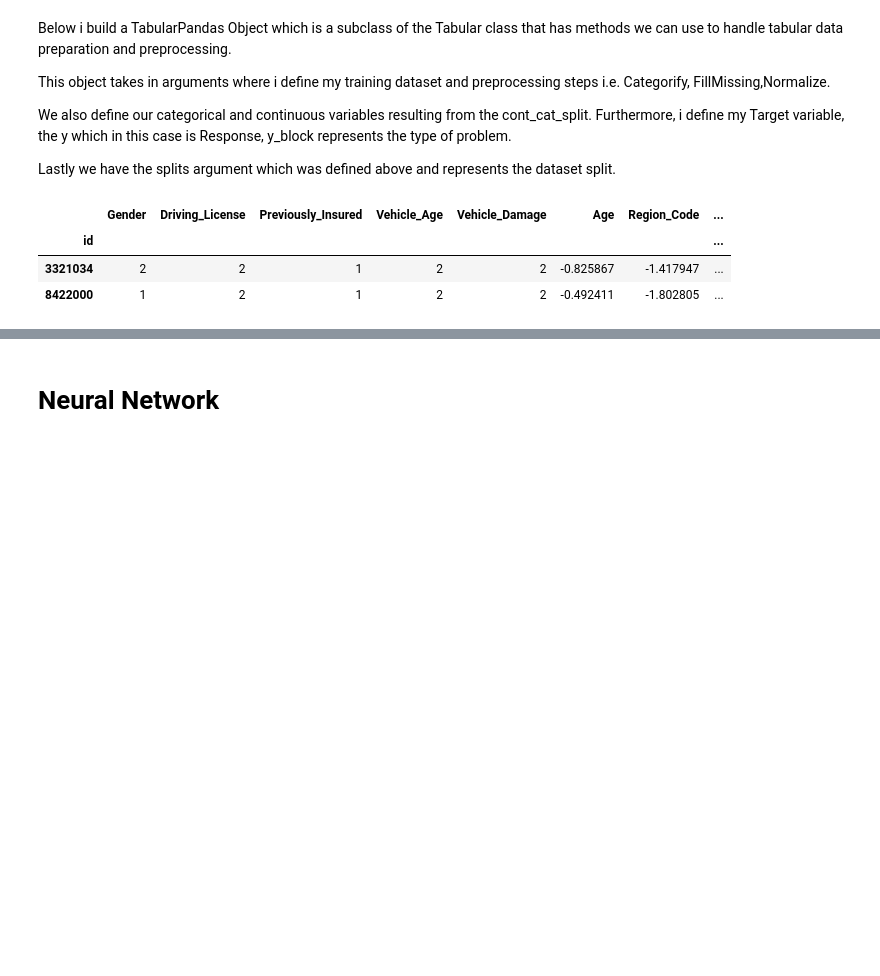
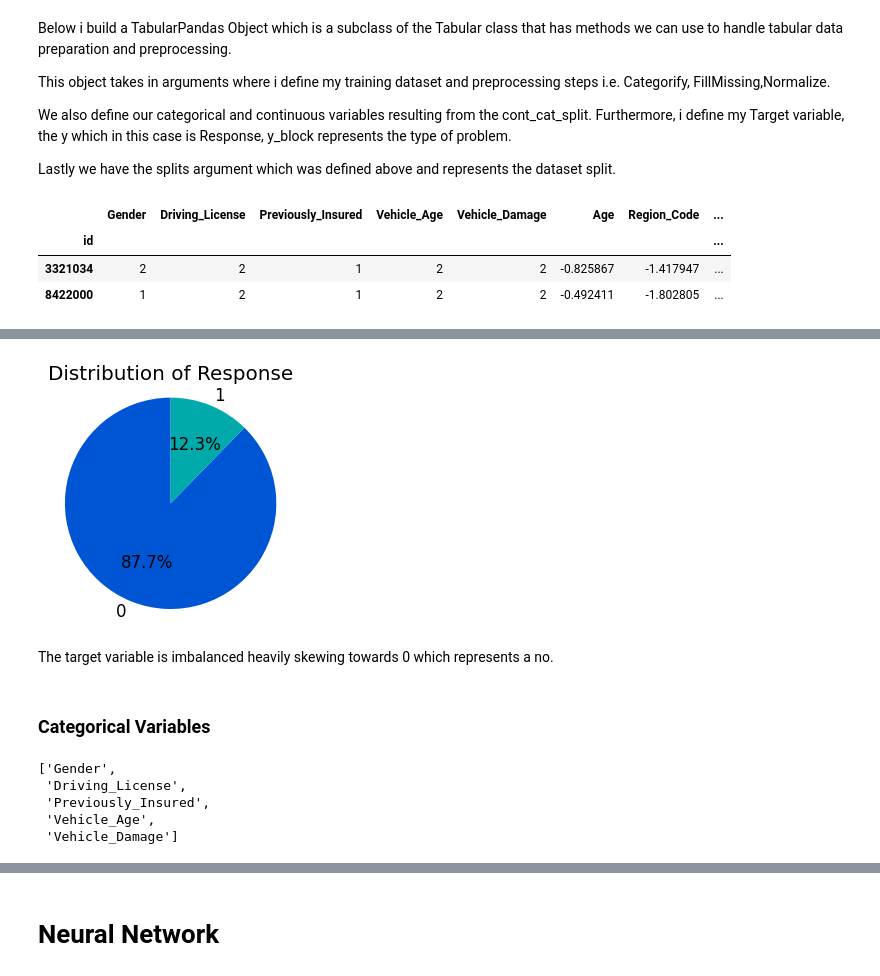
Before and after one commit to rubanzasilva/insurance_cross_selling, a Jupyter notebook: fastai_neural_network_gradient_boosting.ipynb, the cells around one changed output, grey strips where cells are left out. Cells and saved outputs as stored; diff of their text form; code cells hidden in the pictures; blank space fills up the shorter version.

```diff
--- a/fastai_neural_network_gradient_boosting.ipynb
+++ b/fastai_neural_network_gradient_boosting.ipynb
@@ -243,0 +411,28 @@ dls.show_batch()
+# %%
+#import matplotlib.pyplot as plt
+#import seaborn as sns
+
+# Count the occurrences of each response
+response_counts = train_df['Response'].value_counts()
+
+# Create a pie chart
+plt.figure(figsize=(3, 3))
+colors = sns.color_palette('winter', n_colors=len(response_counts))
+plt.pie(response_counts.values, labels=response_counts.index, autopct='%1.1f%%', startangle=90, colors=colors)
+plt.title('Distribution of Response')
+plt.axis('equal')  # Equal aspect ratio ensures that pie is drawn as a circle
+plt.show()
+# %% [output]
+[figure, added]
+# %% [markdown]
+The target variable is imbalanced heavily skewing towards 0 which represents a no.
+# %% [markdown]
+### Categorical Variables
+# %%
+cat_names
+# %% [output]
+['Gender',
+ 'Driving_License',
+ 'Previously_Insured',
+ 'Vehicle_Age',
+ 'Vehicle_Damage']
```
Also changed, not shown: parts of 55 cells of this notebook.
